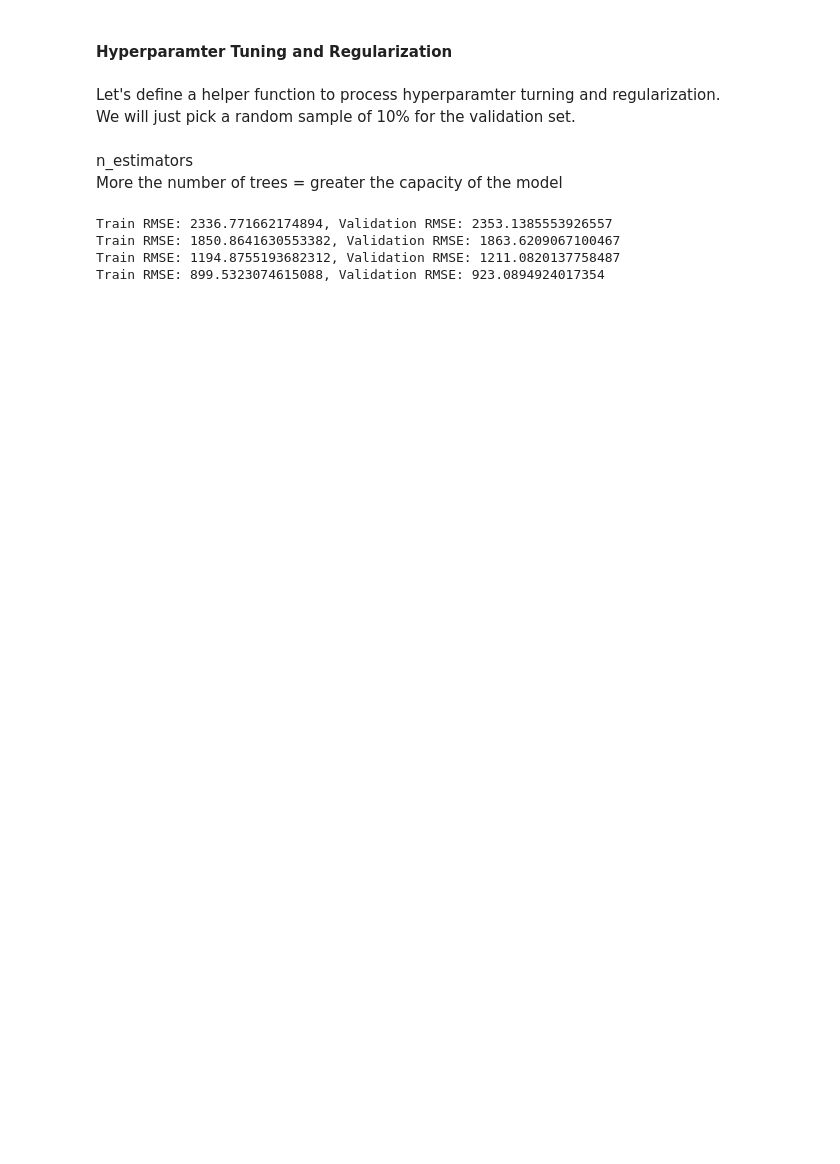
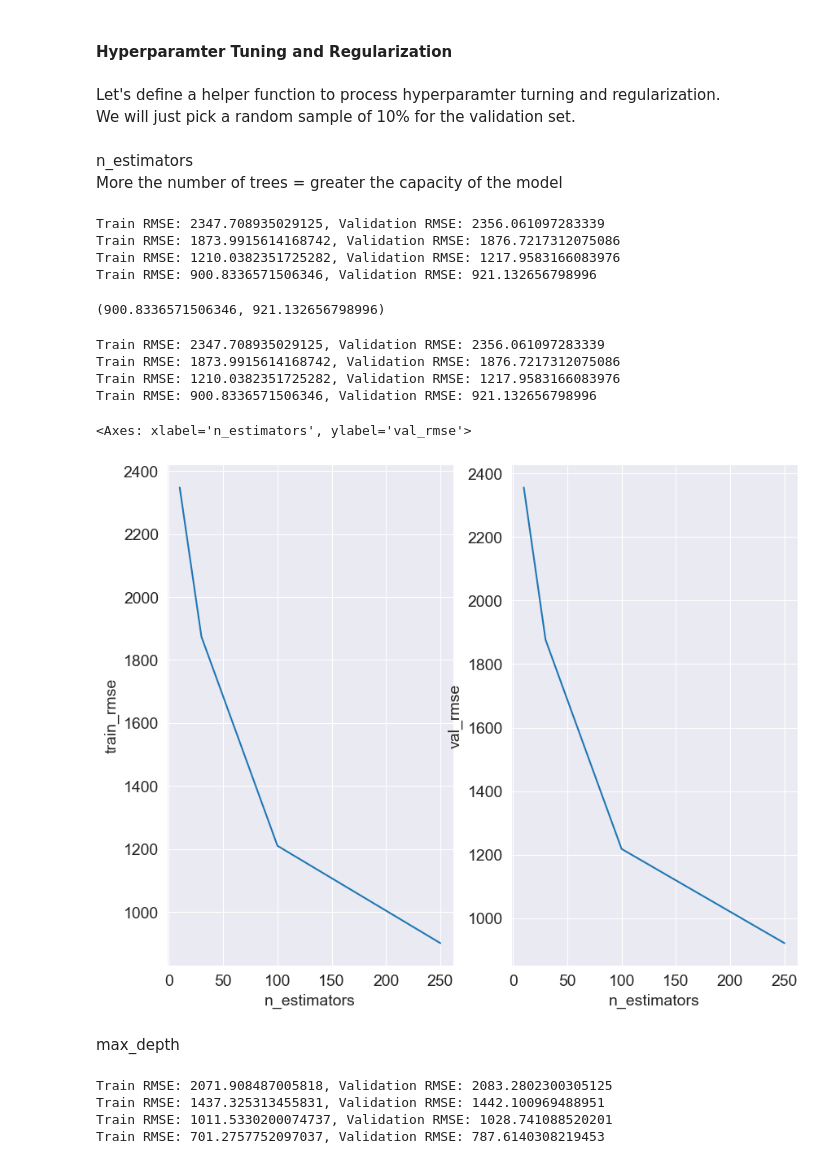
Before and after one commit to ayushzoc/rossmanstoresales, a Jupyter notebook: rossmanstoresalescomp.ipynb, the cells around one changed output. Drawn from its saved outputs; the diff is of its cells as text; code cells hidden in the pictures; blank space fills up the shorter version.

```diff
--- a/rossmanstoresalescomp.ipynb
+++ b/rossmanstoresalescomp.ipynb
@@ -685,13 +685,16 @@ from sklearn.model_selection import train_test_split
 # %%
 X_train, X_val, train_targets, val_targets = train_test_split(X, targets, test_size = 0.1)
 # %%
+rmse_train = []
+rmse_val = []
 def test_params(**params):
     model = XGBRegressor(n_jobs = -1, random_state = 42, **params)
     model.fit(X_train, train_targets)
     train_rmse = rmse(model.predict(X_train), train_targets)
     val_rmse = rmse(model.predict(X_val), val_targets)
     print("Train RMSE: {}, Validation RMSE: {}".format(train_rmse, val_rmse))
-    return train_rmse, val_rmse
+    rmse_train.append(train_rmse)
+    rmse_val.append(val_rmse)
 # %% [markdown]
 n_estimators\
 More the number of trees = greater the capacity of the model
@@ -708,14 +711,46 @@ test_params(n_estimators = 100)
 # n_estimators = 250
 test_params(n_estimators = 250)
 # %% [output]
-Train RMSE: 2336.771662174894, Validation RMSE: 2353.1385553926557
-Train RMSE: 1850.8641630553382, Validation RMSE: 1863.6209067100467
-Train RMSE: 1194.8755193682312, Validation RMSE: 1211.0820137758487
-Train RMSE: 899.5323074615088, Validation RMSE: 923.0894924017354
+Train RMSE: 2347.708935029125, Validation RMSE: 2356.061097283339
+Train RMSE: 1873.9915614168742, Validation RMSE: 1876.7217312075086
+Train RMSE: 1210.0382351725282, Validation RMSE: 1217.9583166083976
+Train RMSE: 900.8336571506346, Validation RMSE: 921.132656798996
+(900.8336571506346, 921.132656798996)
 # %%
 n_estimators = [10, 30, 100, 250]
-train_rmse = []
-val_rmse = []
 for n_estimator in n_estimators:
     test_params(n_estimators = n_estimator)
-    train_rmse =
+
+n_estimators_df = pd.DataFrame({
+    'n_estimators': n_estimators,
+    'train_rmse': rmse_train
+})
+# %% [output]
+Train RMSE: 2347.708935029125, Validation RMSE: 2356.061097283339
+Train RMSE: 1873.9915614168742, Validation RMSE: 1876.7217312075086
+Train RMSE: 1210.0382351725282, Validation RMSE: 1217.9583166083976
+Train RMSE: 900.8336571506346, Validation RMSE: 921.132656798996
+# %%
+n_estimators_val_df = pd.DataFrame({
+    'n_estimators': n_estimators,
+    'val_rmse': rmse_val
+})
+# %%
+# Plotting both the Training RMSE and Validation RMSE.
+fig, axes = plt.subplots(1, 2, sharex = True, figsize = (10, 8))
+sns.lineplot(ax = axes[0], data = n_estimators_df, x = 'n_estimators', y = 'train_rmse')
+sns.lineplot(ax = axes[1], data = n_estimators_val_df, x = 'n_estimators', y = 'val_rmse')
+# %% [output]
+<Axes: xlabel='n_estimators', ylabel='val_rmse'>
+[figure, added]
+# %% [markdown]
+max_depth
+# %%
+max_depths = [3, 5, 7, 10]
+for max_depth in max_depths:
+    test_params(max_depth = max_depth)
+# %% [output]
+Train RMSE: 2071.908487005818, Validation RMSE: 2083.2802300305125
+Train RMSE: 1437.325313455831, Validation RMSE: 1442.100969488951
+Train RMSE: 1011.5330200074737, Validation RMSE: 1028.741088520201
+Train RMSE: 701.2757752097037, Validation RMSE: 787.6140308219453
```
Also changed, not shown: parts of 20 cells of this notebook.
